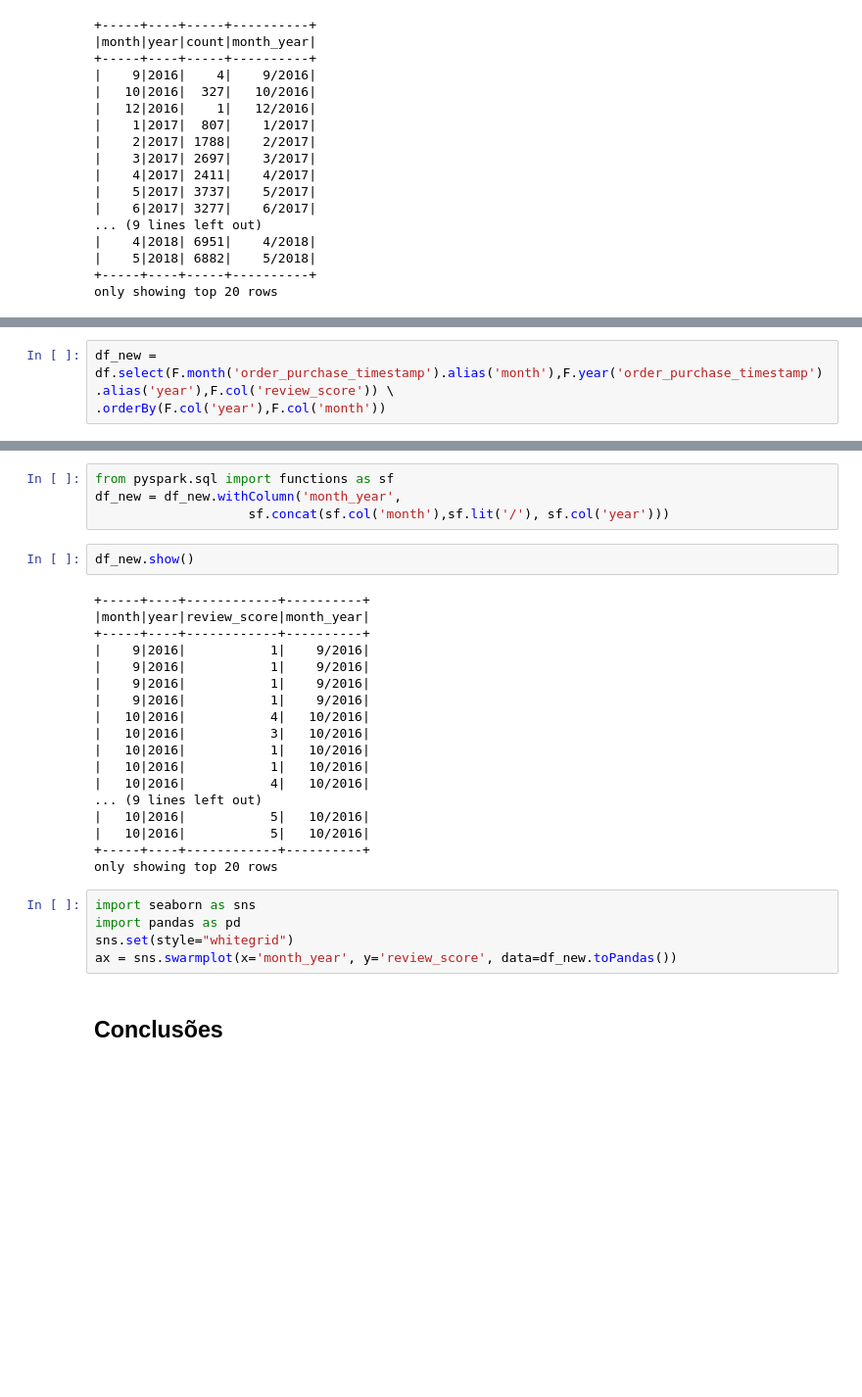
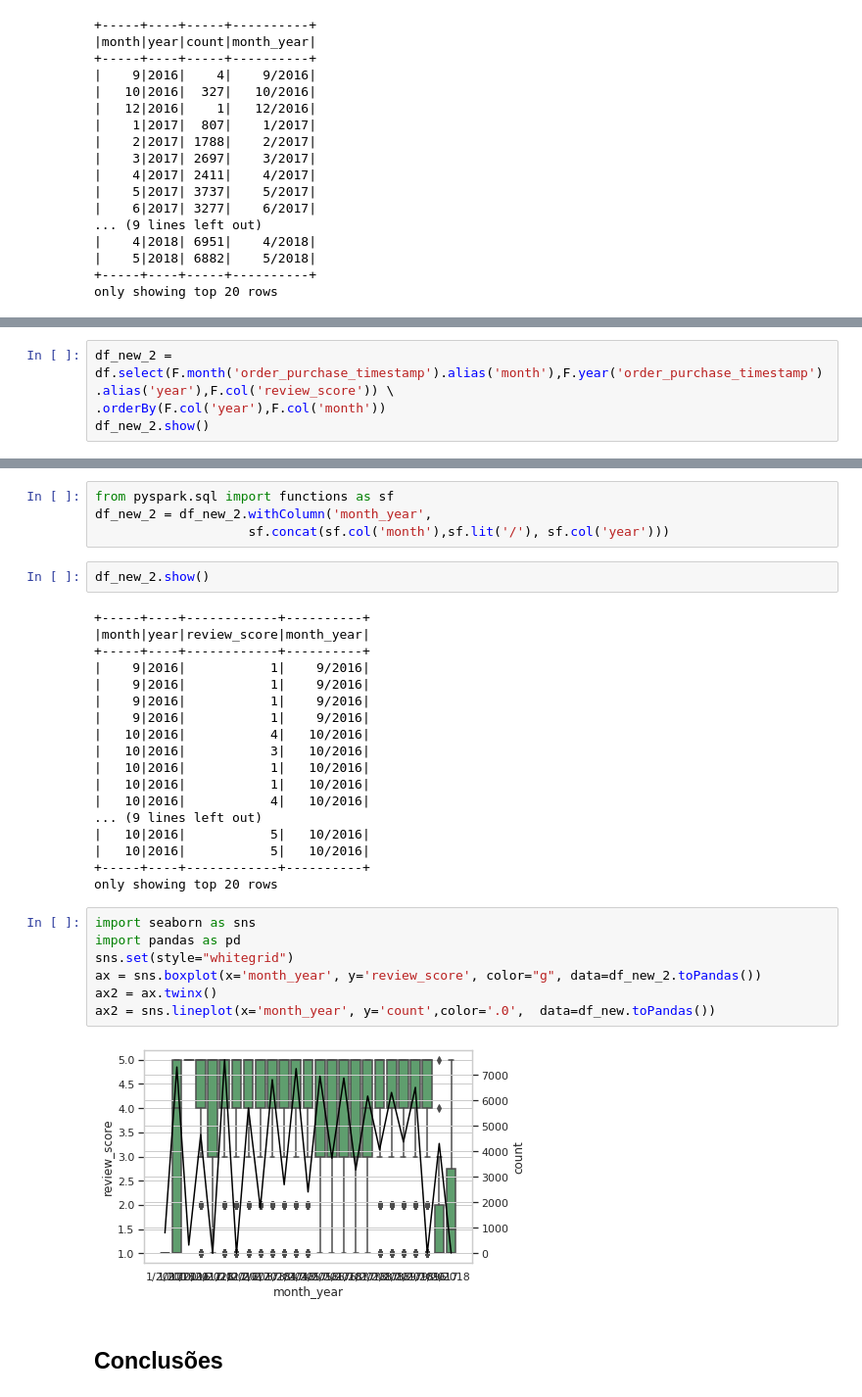
Before and after one commit to IuriSly/DnA-POC-olist, a Jupyter notebook: hypothesis_0_1_5.ipynb, the cells around one changed output, grey strips where cells are left out. Shown: that part at 98% size. Saved outputs shown, nothing was run; the diff lists cells and outputs as text; blank space fills up the shorter version.

```diff
--- a/hypothesis_0_1_5.ipynb
+++ b/hypothesis_0_1_5.ipynb
@@ -122,3 +124,4 @@ df_new.toPandas().plot(x ='month_year', y='count', kind = 'line')
 # %%
-df_new = df.select(F.month('order_purchase_timestamp').alias('month'),F.year('order_purchase_timestamp').alias('year'),F.col('review_score')) \
+df_new_2 = df.select(F.month('order_purchase_timestamp').alias('month'),F.year('order_purchase_timestamp').alias('year'),F.col('review_score')) \
 .orderBy(F.col('year'),F.col('month'))
+df_new_2.show()
@@ -125,9 +146,9 @@ df_new = df.select(F.month('order_purchase_timestamp').alias('month'),F.year('or
 # %%
 from pyspark.sql import functions as sf
-df_new = df_new.withColumn('month_year',
+df_new_2 = df_new_2.withColumn('month_year',
                     sf.concat(sf.col('month'),sf.lit('/'), sf.col('year')))
 # %%
-df_new.show()
+df_new_2.show()
 # %% [output]
 +-----+----+------------+----------+
 |month|year|review_score|month_year|
@@ -149,8 +170,12 @@ only showing top 20 rows
 # %%
 import seaborn as sns
 import pandas as pd
 sns.set(style="whitegrid")
-ax = sns.swarmplot(x='month_year', y='review_score', data=df_new.toPandas())
+ax = sns.boxplot(x='month_year', y='review_score', color="g", data=df_new_2.toPandas())
+ax2 = ax.twinx()
+ax2 = sns.lineplot(x='month_year', y='count',color='.0',  data=df_new.toPandas())
+# %% [output]
+[figure, added]
 # %% [markdown]
 ## Conclusões
 # %% [markdown]
```
Also changed, not shown: parts of 3 cells of this notebook.
